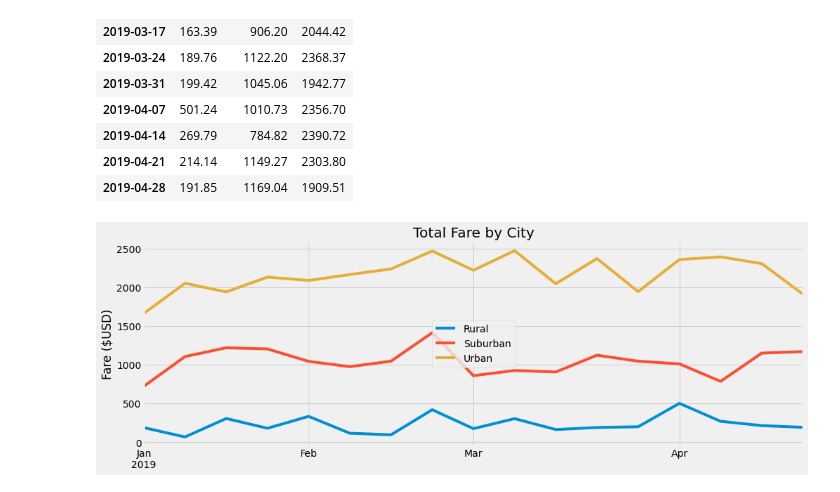
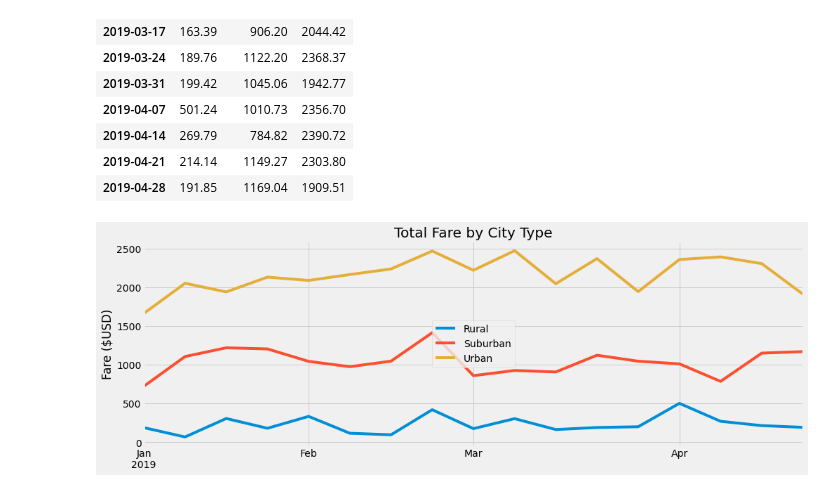
Before and after one commit to sarahmtroxell/PyBer_Analysis, a Jupyter notebook: PyBer_Challenge.ipynb, the cells around one changed output. Drawn from its saved outputs; the diff is of its cells as text; code cells hidden in the pictures.

```diff
--- a/PyBer_Challenge.ipynb
+++ b/PyBer_Challenge.ipynb
@@ -178,25 +178,25 @@ jan_apr_weeks_df
 # %%
 # 8. Using the object-oriented interface method, plot the resample DataFrame using the df.plot() function.
 
 #Import the style from Matplotlib.
 from matplotlib import style
 
 # Use the graph style fivethirtyeight.
 style.use('fivethirtyeight')
 
 #Create graph
 ax = jan_apr_weeks_df.plot(figsize=(15,5))
 
 #Set labels
-ax.set_title("Total Fare by City")
+ax.set_title("Total Fare by City Type")
 ax.set_ylabel("Fare ($USD)")
 ax.set_xlabel("")
 
 #Set legend
 legend = plt.legend(loc="center")
 
 #Save and display graph
 plt.savefig("analysis/PyBer_fare_summary.png")
 plt.show()
 # %% [output]
-[figure, old version]
+[figure, new version]
```
